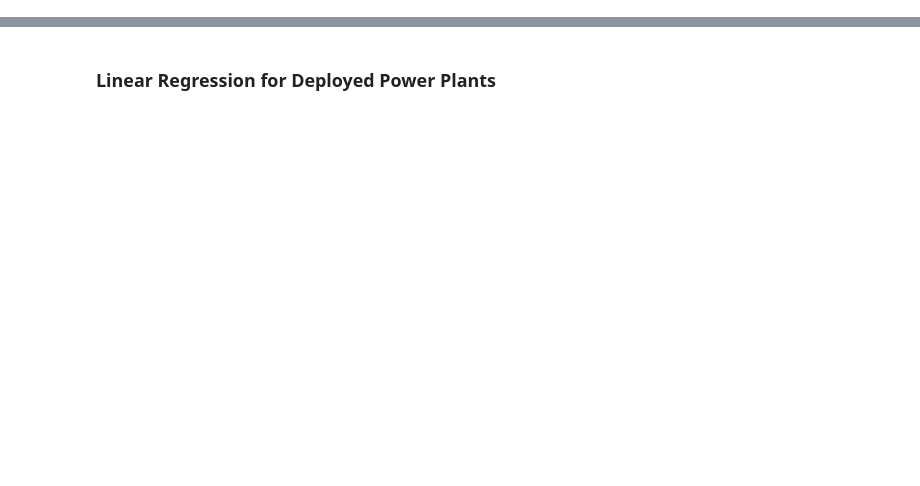
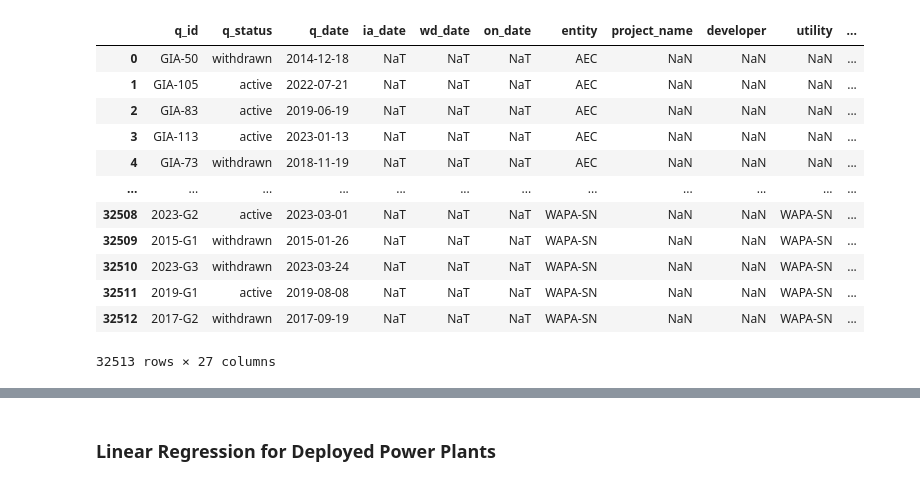
Before and after one commit to clbanjai/Harnessing-Large-Language-Models-for-Energy-Sector-Optimization, a Jupyter notebook: data_collection.ipynb, the cells around one changed output, grey strips where cells are left out. Cells and saved outputs as stored; diff of their text form; code cells hidden in the pictures; blank space fills up the shorter version.

```diff
--- a/data_collection.ipynb
+++ b/data_collection.ipynb
@@ -11,6 +15,24 @@ interconnection_data.drop(["q_year","prop_year"], axis=1, inplace=True)
 # %%
+date_columns = ["q_date", "ia_date", "wd_date", "on_date", "prop_date"]
+for col in date_columns:
+    interconnection_data[col] = pd.to_datetime(
+        interconnection_data[col], errors="coerce"
+    )
 
-date_columns = ["q_date","ia_date","wd_date","on_date","prop_date"]
-for col in date_columns:
-    interconnection_data[col] = pd.to_datetime(interconnection_data[col],errors = "coerce")
+
+interconnection_data
+# %% [output]
+|  | q_id | q_status | q_date | ia_date | wd_date | on_date | entity | project_name | developer | utility | ... |
+| 0 | GIA-50 | withdrawn | 2014-12-18 | NaT | NaT | NaT | AEC | NaN | NaN | NaN | ... |
+| 1 | GIA-105 | active | 2022-07-21 | NaT | NaT | NaT | AEC | NaN | NaN | NaN | ... |
+| 2 | GIA-83 | active | 2019-06-19 | NaT | NaT | NaT | AEC | NaN | NaN | NaN | ... |
+| 3 | GIA-113 | active | 2023-01-13 | NaT | NaT | NaT | AEC | NaN | NaN | NaN | ... |
+| 4 | GIA-73 | withdrawn | 2018-11-19 | NaT | NaT | NaT | AEC | NaN | NaN | NaN | ... |
+| ... | ... | ... | ... | ... | ... | ... | ... | ... | ... | ... | ... |
+| 32508 | 2023-G2 | active | 2023-03-01 | NaT | NaT | NaT | WAPA-SN | NaN | NaN | WAPA-SN | ... |
+| 32509 | 2015-G1 | withdrawn | 2015-01-26 | NaT | NaT | NaT | WAPA-SN | NaN | NaN | WAPA-SN | ... |
+| 32510 | 2023-G3 | withdrawn | 2023-03-24 | NaT | NaT | NaT | WAPA-SN | NaN | NaN | WAPA-SN | ... |
+| 32511 | 2019-G1 | active | 2019-08-08 | NaT | NaT | NaT | WAPA-SN | NaN | NaN | WAPA-SN | ... |
+| 32512 | 2017-G2 | withdrawn | 2017-09-19 | NaT | NaT | NaT | WAPA-SN | NaN | NaN | WAPA-SN | ... |
+32513 rows × 27 columns
 # %%
```
Also changed, not shown: parts of 10 cells of this notebook, 3 other files.
